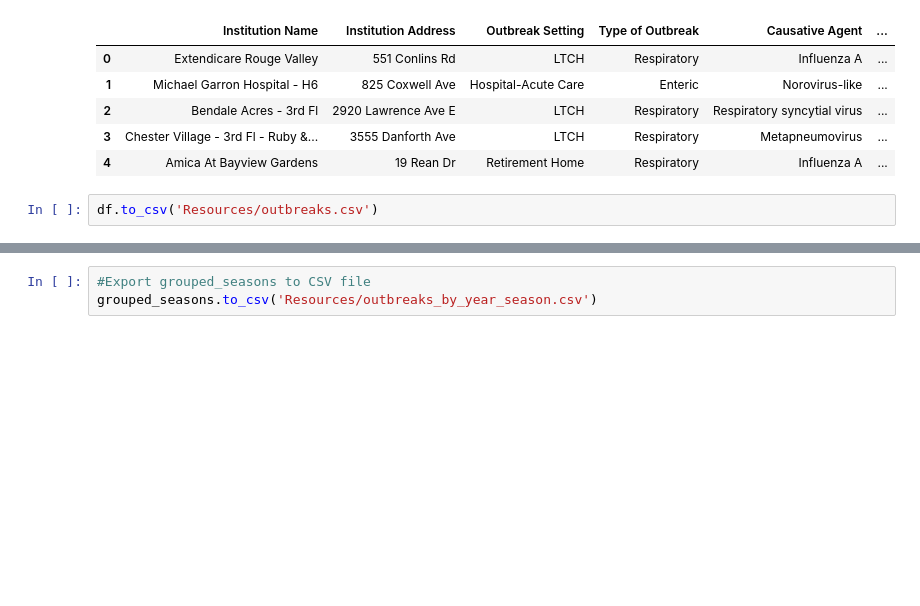
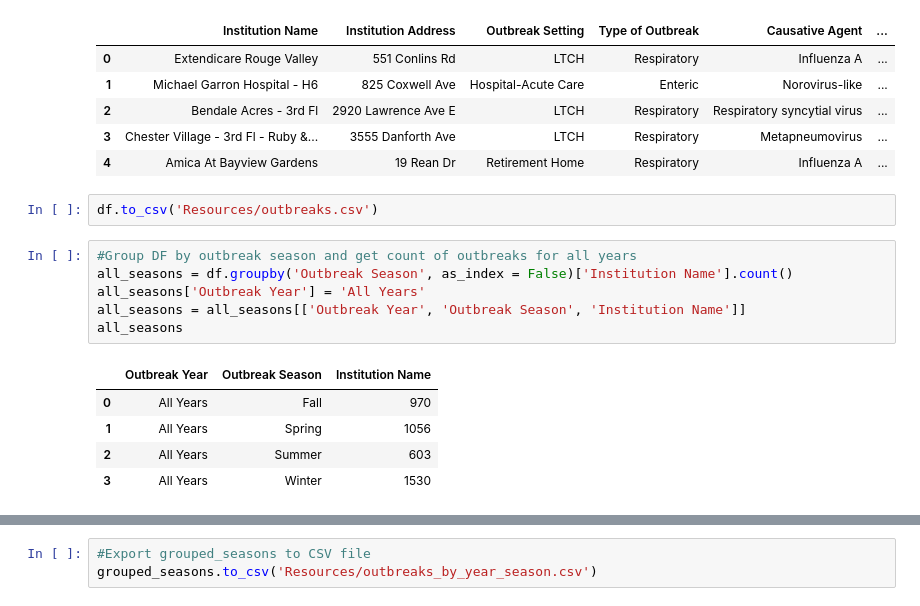
Before and after one commit to pannann/Project-3_Group-7, a Jupyter notebook: ETL/outbreaks_cleaning.ipynb, the cells around one changed output, grey strips where cells are left out. Drawn from its saved outputs; the diff is of its cells as text; blank space fills up the shorter version.

```diff
--- a/ETL/outbreaks_cleaning.ipynb
+++ b/ETL/outbreaks_cleaning.ipynb
@@ -1100,5 +1100,17 @@ df.head()
 | 4 | Amica At Bayview Gardens | 19 Rean Dr | Retirement Home | Respiratory | Influenza A | ... |
 # %%
 df.to_csv('Resources/outbreaks.csv')
+# %%
+#Group DF by outbreak season and get count of outbreaks for all years
+all_seasons = df.groupby('Outbreak Season', as_index = False)['Institution Name'].count()
+all_seasons['Outbreak Year'] = 'All Years'
+all_seasons = all_seasons[['Outbreak Year', 'Outbreak Season', 'Institution Name']]
+all_seasons
+# %% [output]
+|  | Outbreak Year | Outbreak Season | Institution Name |
+| 0 | All Years | Fall | 970 |
+| 1 | All Years | Spring | 1056 |
+| 2 | All Years | Summer | 603 |
+| 3 | All Years | Winter | 1530 |
 # %%
 #Group DF by year and season and get the count of outbreaks
```
Also changed, not shown: parts of 3 cells of this notebook, 4 other files.
